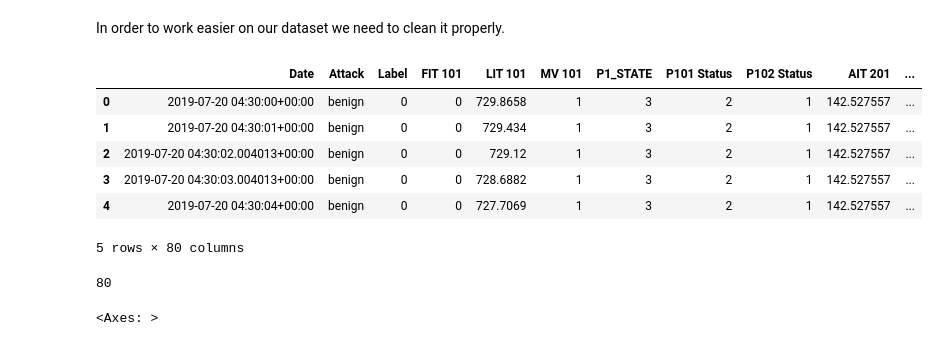
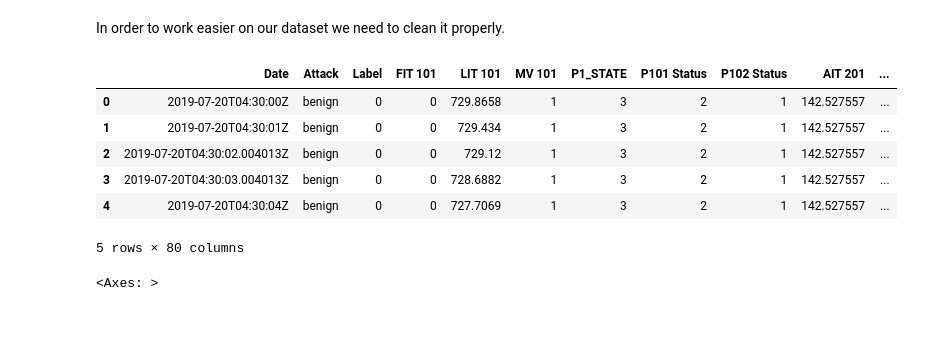
Before and after one commit to Bast-94/CYBERML-Project, a Jupyter notebook: cyber-ml.ipynb, the cells around one changed output. Cells and saved outputs as stored; diff of their text form; code cells hidden in the pictures.

```diff
--- a/cyber-ml.ipynb
+++ b/cyber-ml.ipynb
@@ -33,27 +38,23 @@ df.head()
 # %% [markdown]
 In order to work easier on our dataset we need to clean it properly.
 # %%
+# date_format = "%Y-%m-%dT%H:%M:%S.%fZ"
 full_df = df.drop([0])
 full_df = full_df.reset_index(drop=True)
 full_df = full_df.rename(columns={'GMT +0':'Date'})
 full_df['Attack'] = full_df['Attack'].fillna('benign')
 full_df['Label'] = full_df['Label'].fillna(0).astype(int)
-full_df['Date'] = pd.to_datetime(full_df['Date'])
+# full_df['Date'] = pd.to_datetime(full_df['Date'])
 full_df.to_csv('./data/SWaT.A3_dataset_Jul_19_labelled.csv')
 full_df.head()
 # %% [output]
 |  | Date | Attack | Label | FIT 101 | LIT 101 | MV 101 | P1_STATE | P101 Status | P102 Status | AIT 201 | ... |
-| 0 | 2019-07-20 04:30:00+00:00 | benign | 0 | 0 | 729.8658 | 1 | 3 | 2 | 1 | 142.527557 | ... |
-| 1 | 2019-07-20 04:30:01+00:00 | benign | 0 | 0 | 729.434 | 1 | 3 | 2 | 1 | 142.527557 | ... |
-| 2 | 2019-07-20 04:30:02.004013+00:00 | benign | 0 | 0 | 729.12 | 1 | 3 | 2 | 1 | 142.527557 | ... |
-| 3 | 2019-07-20 04:30:03.004013+00:00 | benign | 0 | 0 | 728.6882 | 1 | 3 | 2 | 1 | 142.527557 | ... |
-| 4 | 2019-07-20 04:30:04+00:00 | benign | 0 | 0 | 727.7069 | 1 | 3 | 2 | 1 | 142.527557 | ... |
+| 0 | 2019-07-20T04:30:00Z | benign | 0 | 0 | 729.8658 | 1 | 3 | 2 | 1 | 142.527557 | ... |
+| 1 | 2019-07-20T04:30:01Z | benign | 0 | 0 | 729.434 | 1 | 3 | 2 | 1 | 142.527557 | ... |
+| 2 | 2019-07-20T04:30:02.004013Z | benign | 0 | 0 | 729.12 | 1 | 3 | 2 | 1 | 142.527557 | ... |
+| 3 | 2019-07-20T04:30:03.004013Z | benign | 0 | 0 | 728.6882 | 1 | 3 | 2 | 1 | 142.527557 | ... |
+| 4 | 2019-07-20T04:30:04Z | benign | 0 | 0 | 727.7069 | 1 | 3 | 2 | 1 | 142.527557 | ... |
 5 rows × 80 columns
-# %%
-# how many columns are there?
-len(full_df.columns)
-# %% [output]
-80
 # %%
 # affiche la colonne LIT 101
 full_df['LIT 101'].plot()
```
Also changed, not shown: parts of 18 cells of this notebook, 1 other file.
